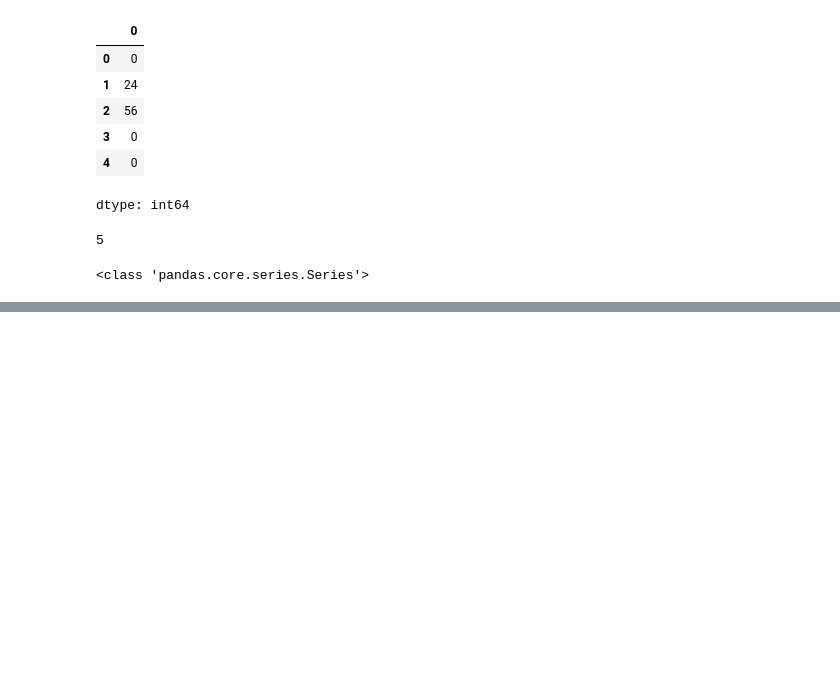
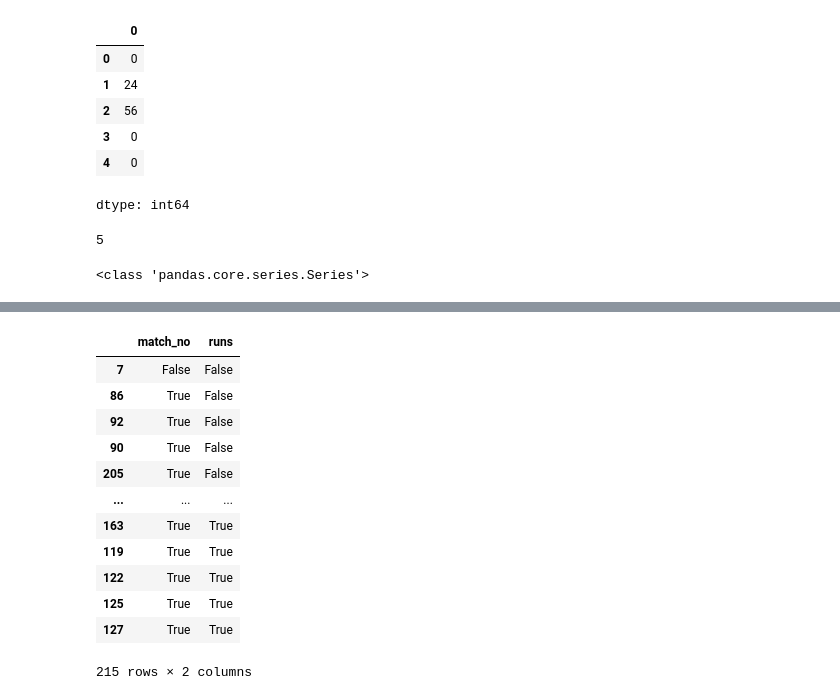
Before and after one commit to NehalPisalkar/Nehal2025, a Jupyter notebook: (BASICS_OF_PANDAS)2.ipynb, the cells around one changed output, grey strips where cells are left out. Cells and saved outputs as stored; diff of their text form; code cells hidden in the pictures; blank space fills up the shorter version.

```diff
--- a/(BASICS_OF_PANDAS)2.ipynb
+++ b/(BASICS_OF_PANDAS)2.ipynb
@@ -267,0 +316,16 @@ print(type(runs_ser))
+# %%
+b >= 50
+# %% [output]
+|  | match_no | runs |
+| 7 | False | False |
+| 86 | True | False |
+| 92 | True | False |
+| 90 | True | False |
+| 205 | True | False |
+| ... | ... | ... |
+| 163 | True | True |
+| 119 | True | True |
+| 122 | True | True |
+| 125 | True | True |
+| 127 | True | True |
+215 rows × 2 columns
```
Also changed, not shown: parts of 18 cells of this notebook.
